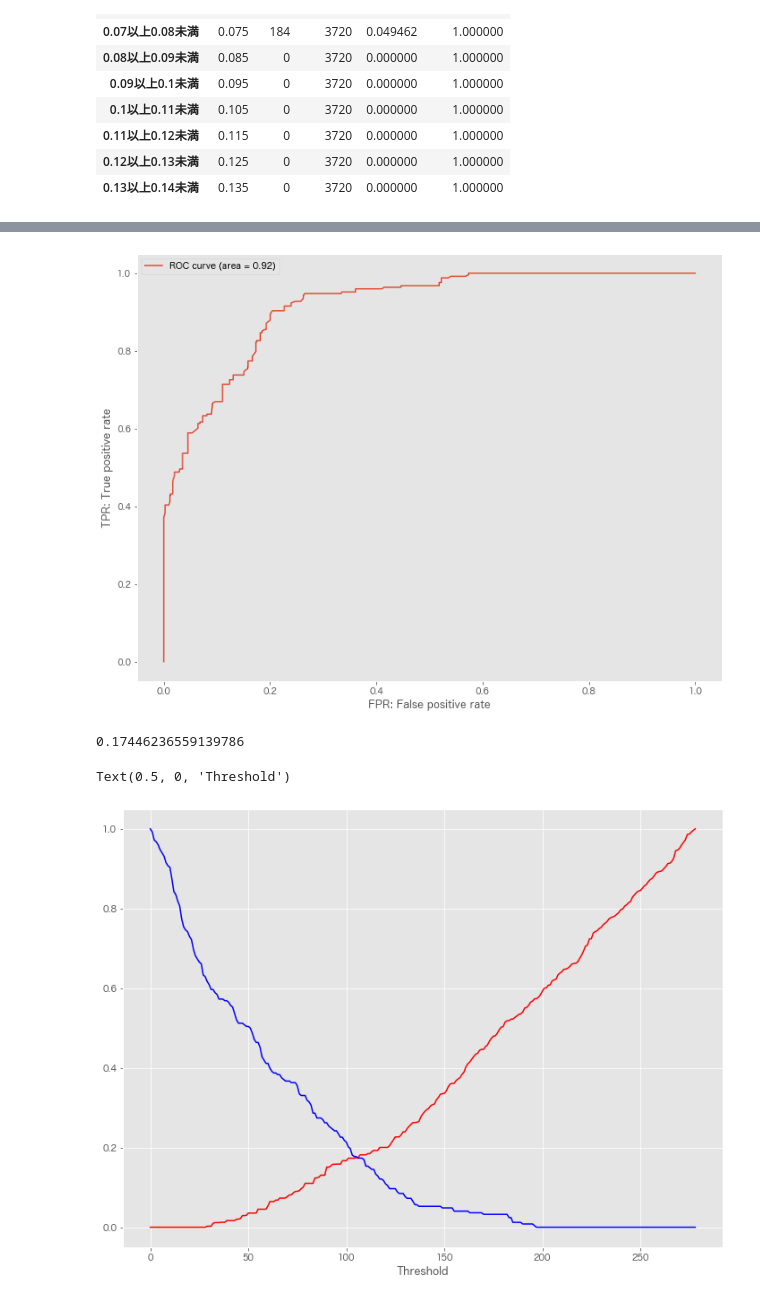
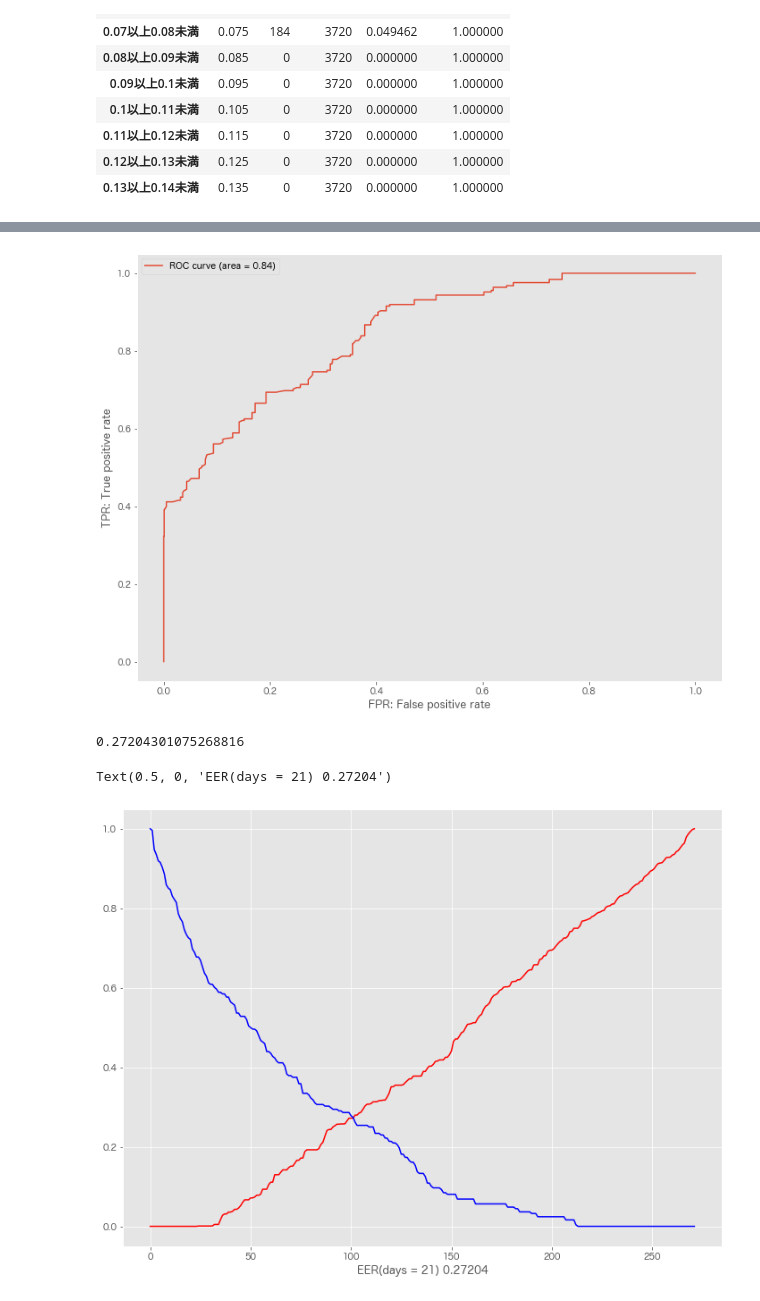
Before and after one commit to Isshin-Py-Sw-La-Me/Portfolio, a Jupyter notebook: bs_6.ipynb, the cells around one changed output, grey strips where cells are left out. Saved outputs shown, nothing was run; the diff lists cells and outputs as text; code cells hidden in the pictures.

```diff
--- a/bs_6.ipynb
+++ b/bs_6.ipynb
@@ -182,7 +182,7 @@ for h in range(len(users)):
 
     for i in range(30):
         first_date = first_date_cand[np.random.randint(0, len(first_date_cand), 1)]
-        last_date = first_date + dt.timedelta(days=30)
+        last_date = first_date + dt.timedelta(days=21)
         i_Q = pd.DataFrame(
             df.loc[
                 (df["User"] == np.random.choice(imposters))
@@ -318,17 +318,17 @@ plt.ylabel("TPR: True positive rate")
 plt.grid()
 plt.show()
 # %% [output]
-[figure, old version]
+[figure, new version]
 # %%
 frr = 1.0 - tpr
-eer = far[np.where((fpr - frr) < 0)[0][-1]]
+eer = fpr[np.where((fpr - frr) < 0)[0][-1]]
 print(eer)
 plt.plot(fpr, color="red")
 plt.plot(frr, color="blue")
-plt.xlabel("Threshold")
+plt.xlabel("EER(days = 21) %.5f" % eer)
 # %% [output]
-0.17446236559139786
+0.27204301075268816
-Text(0.5, 0, 'Threshold')
+Text(0.5, 0, 'EER(days = 21) 0.27204')
-[figure, old version]
+[figure, new version]
 # %%
 frr = 1.0 - tpr
```
Also changed, not shown: parts of 4 cells of this notebook.
